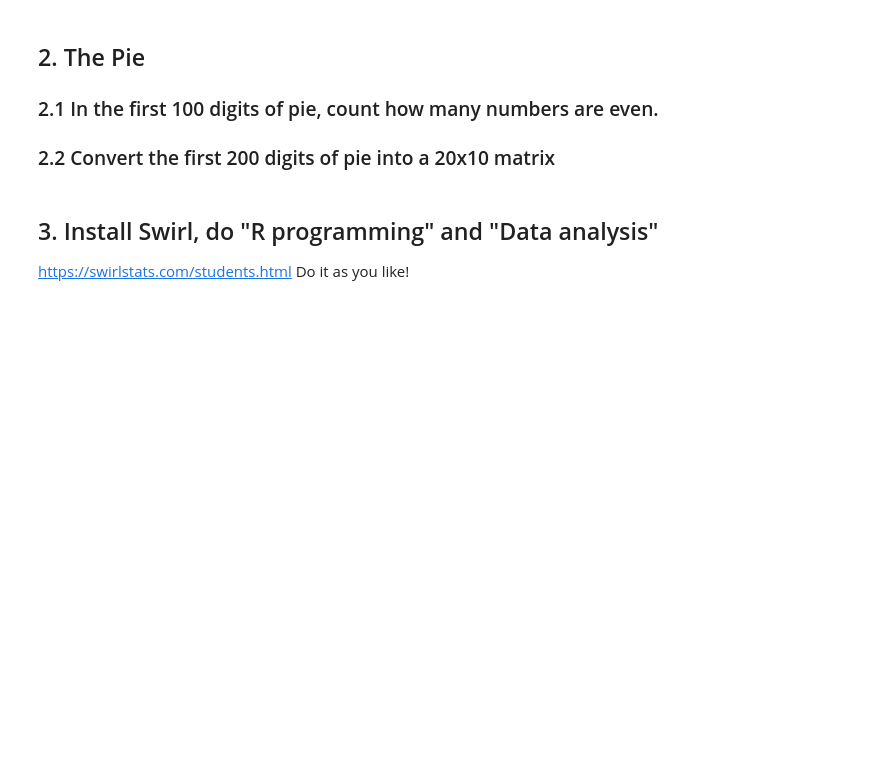
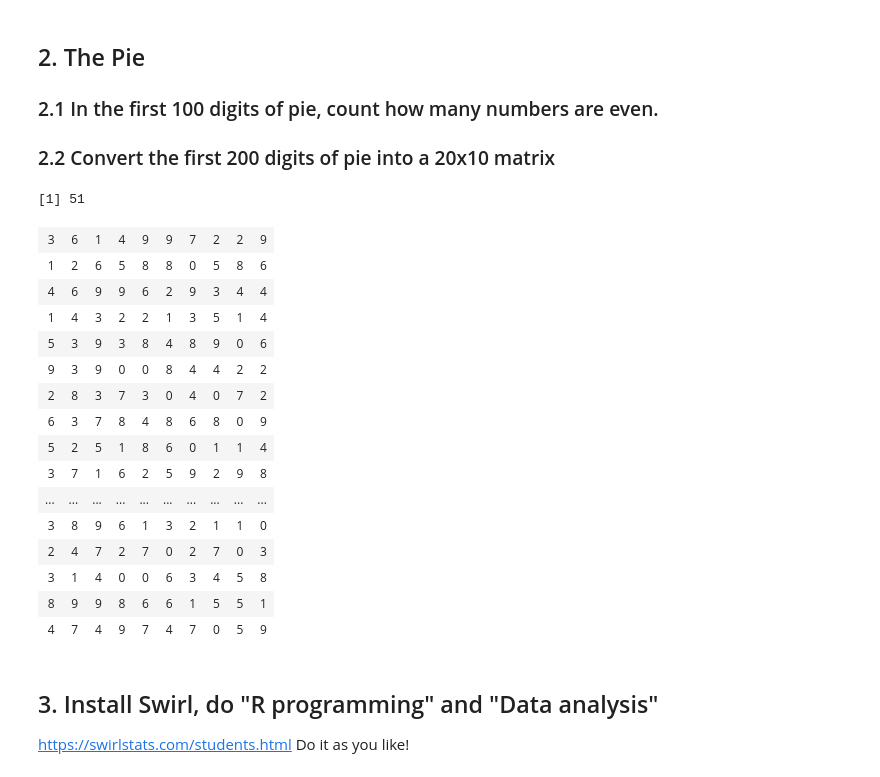
Before and after one commit to initumei/Applied-Bioinformatics-H, a Jupyter notebook: Unit1-module2-R/R.intro.1.ipynb, the cells around one changed output. Drawn from its saved outputs; the diff is of its cells as text; code cells hidden in the pictures; blank space fills up the shorter version.

```diff
--- a/Unit1-module2-R/R.intro.1.ipynb
+++ b/Unit1-module2-R/R.intro.1.ipynb
@@ -577,6 +591,43 @@ while (i < 10) {
 ## 2. The Pie
 ### 2.1 In the first 100 digits of pie, count how many numbers are even.
 ### 2.2 Convert the first 200 digits of pie into a 20x10 matrix
+# %%
+n <- 0
+range <- c(3,1,4,1,5,9,2,6,5,3,5,8,9,7,9,3,2,3,8,4,6,2,6,4,3,3,8,3,2,7,9,5,0,2,8,8,4,1,9,7,1,6,9,3,9,9,3,7,5,1,0,5,8,2,
+           0,9,7,4,9,4,4,5,9,2,3,0,7,8,1,6,4,0,6,2,8,6,2,0,8,9,9,8,6,2,8,0,3,4,8,2,5,3,4,2,1,1,7,0,6,7,9)
+for (i in range) {
+    if (i %% 2 == 0) {
+        n <- n+1
+        }
+    i <- i+1
+    }
+n
+# %% [output]
+[1] 51
+# %%
+number <- c(3,1,4,1,5,9,2,6,5,3,5,8,9,7,9,3,2,3,8,4,6,2,6,4,3,3,8,3,2,7,9,5,0,2,8,8,4,1,9,7,1,6,9,3,9,9,3,7,5,1,0,5,8,2,
+           0,9,7,4,9,4,4,5,9,2,3,0,7,8,1,6,4,0,6,2,8,6,2,0,8,9,9,8,6,2,8,0,3,4,8,2,5,3,4,2,1,1,7,0,6,7,9,8,2,1,4,8,0,8,6,5,1,3,2,
+           8,2,3,0,6,6,4,7,0,9,3,8,4,4,6,0,9,5,5,0,5,8,2,2,3,1,7,2,5,3,5,9,4,0,8,1,2,8,4,8,1,1,1,7,4,5,0,2,8,4,1,0,2,7,0,1,9,3,8,
+           5,2,1,1,0,5,5,5,9,6,4,4,6,2,2,9,4,8,9,5,4,9,3,0,3,8,1,9)
+pie.matrix <- matrix(number, nrow=20, ncol=10)
+pie.matrix
+# %% [output]
+| 3 | 6 | 1 | 4 | 9 | 9 | 7 | 2 | 2 | 9 |
+| 1 | 2 | 6 | 5 | 8 | 8 | 0 | 5 | 8 | 6 |
+| 4 | 6 | 9 | 9 | 6 | 2 | 9 | 3 | 4 | 4 |
+| 1 | 4 | 3 | 2 | 2 | 1 | 3 | 5 | 1 | 4 |
+| 5 | 3 | 9 | 3 | 8 | 4 | 8 | 9 | 0 | 6 |
+| 9 | 3 | 9 | 0 | 0 | 8 | 4 | 4 | 2 | 2 |
+| 2 | 8 | 3 | 7 | 3 | 0 | 4 | 0 | 7 | 2 |
+| 6 | 3 | 7 | 8 | 4 | 8 | 6 | 8 | 0 | 9 |
+| 5 | 2 | 5 | 1 | 8 | 6 | 0 | 1 | 1 | 4 |
+| 3 | 7 | 1 | 6 | 2 | 5 | 9 | 2 | 9 | 8 |
+| ... | ... | ... | ... | ... | ... | ... | ... | ... | ... |
+| 3 | 8 | 9 | 6 | 1 | 3 | 2 | 1 | 1 | 0 |
+| 2 | 4 | 7 | 2 | 7 | 0 | 2 | 7 | 0 | 3 |
+| 3 | 1 | 4 | 0 | 0 | 6 | 3 | 4 | 5 | 8 |
+| 8 | 9 | 9 | 8 | 6 | 6 | 1 | 5 | 5 | 1 |
+| 4 | 7 | 4 | 9 | 7 | 4 | 7 | 0 | 5 | 9 |
 # %% [markdown]
 ## 3. Install Swirl,  do "R programming" and "Data analysis"
 https://swirlstats.com/students.html Do it as you like!
```
Also changed, not shown: parts of 1 cell of this notebook, 12 other files.
